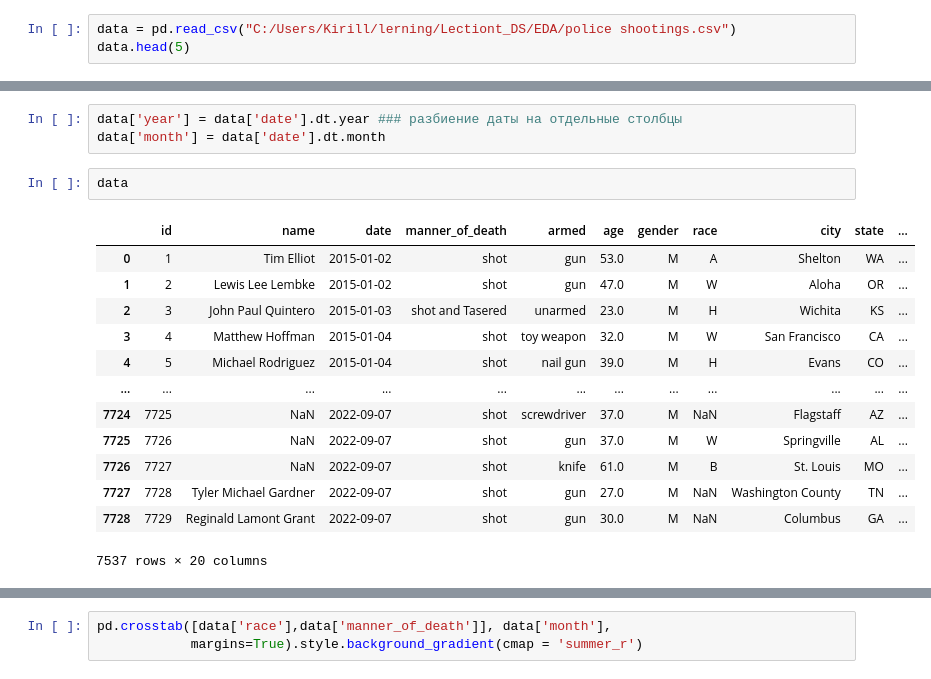
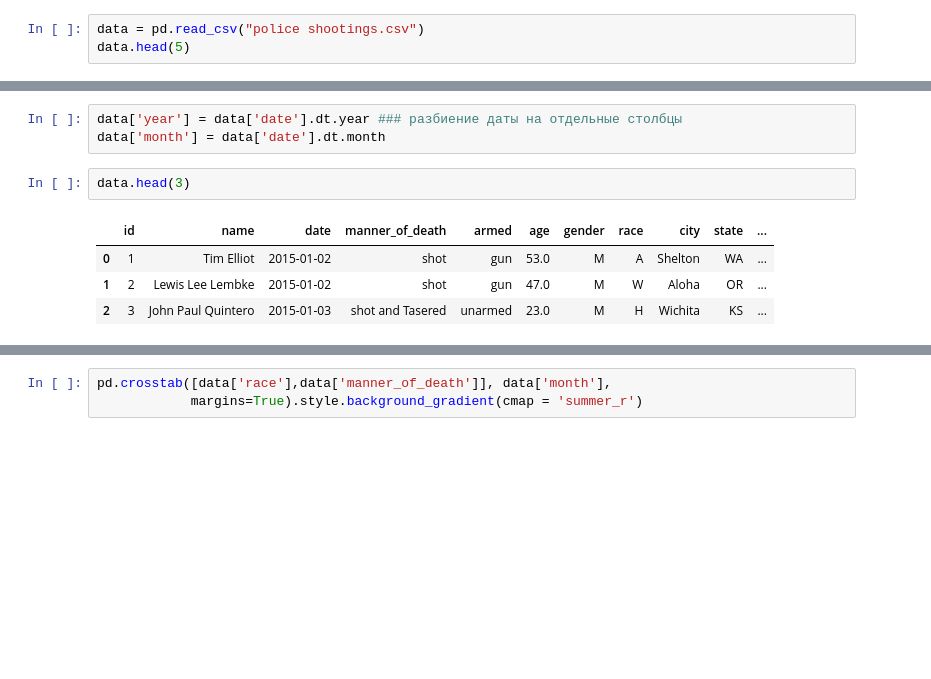
Before and after one commit to Zikarakus/home_works, a Jupyter notebook: Home_Work_PS.ipynb, the cells around one changed output, grey strips where cells are left out. Drawn from its saved outputs; the diff is of its cells as text; blank space fills up the shorter version.

```diff
--- a/Home_Work_PS.ipynb
+++ b/Home_Work_PS.ipynb
@@ -4,7 +4,7 @@ import pandas as pd
 import matplotlib.pyplot as plt
 import seaborn as sns
 # %%
-data = pd.read_csv("C:/Users/Kirill/lerning/Lectiont_DS/EDA/police shootings.csv")
+data = pd.read_csv("police shootings.csv")
 data.head(5)
 # %% [output]
 |  | id | name | date | manner_of_death | armed | age | gender | race | city | state | ... |
@@ -311,19 +312,10 @@ data['date'] = data['date'].astype('datetime64')
 data['year'] = data['date'].dt.year ### разбиение даты на отдельные столбцы
 data['month'] = data['date'].dt.month
 # %%
-data
+data.head(3)
 # %% [output]
 |  | id | name | date | manner_of_death | armed | age | gender | race | city | state | ... |
 | 0 | 1 | Tim Elliot | 2015-01-02 | shot | gun | 53.0 | M | A | Shelton | WA | ... |
 | 1 | 2 | Lewis Lee Lembke | 2015-01-02 | shot | gun | 47.0 | M | W | Aloha | OR | ... |
 | 2 | 3 | John Paul Quintero | 2015-01-03 | shot and Tasered | unarmed | 23.0 | M | H | Wichita | KS | ... |
-| 3 | 4 | Matthew Hoffman | 2015-01-04 | shot | toy weapon | 32.0 | M | W | San Francisco | CA | ... |
-| 4 | 5 | Michael Rodriguez | 2015-01-04 | shot | nail gun | 39.0 | M | H | Evans | CO | ... |
-| ... | ... | ... | ... | ... | ... | ... | ... | ... | ... | ... | ... |
-| 7724 | 7725 | NaN | 2022-09-07 | shot | screwdriver | 37.0 | M | NaN | Flagstaff | AZ | ... |
-| 7725 | 7726 | NaN | 2022-09-07 | shot | gun | 37.0 | M | W | Springville | AL | ... |
-| 7726 | 7727 | NaN | 2022-09-07 | shot | knife | 61.0 | M | B | St. Louis | MO | ... |
-| 7727 | 7728 | Tyler Michael Gardner | 2022-09-07 | shot | gun | 27.0 | M | NaN | Washington County | TN | ... |
-| 7728 | 7729 | Reginald Lamont Grant | 2022-09-07 | shot | gun | 30.0 | M | NaN | Columbus | GA | ... |
-7537 rows × 20 columns
 # %%
```
Also changed, not shown: parts of 13 cells of this notebook.
